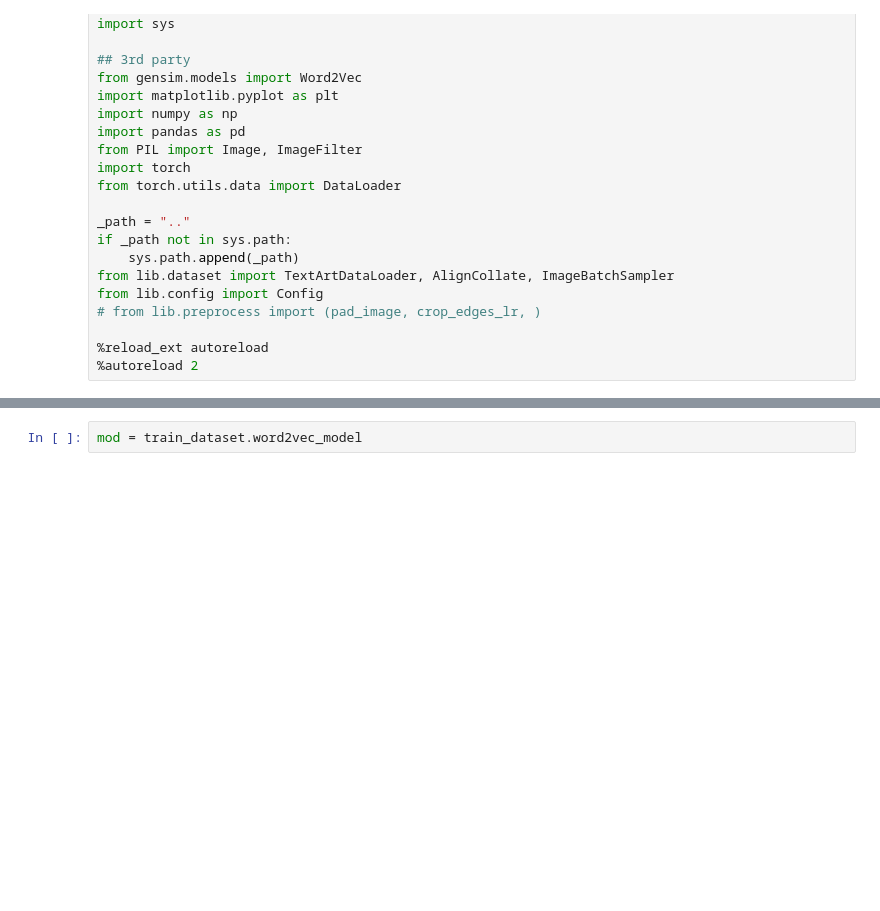
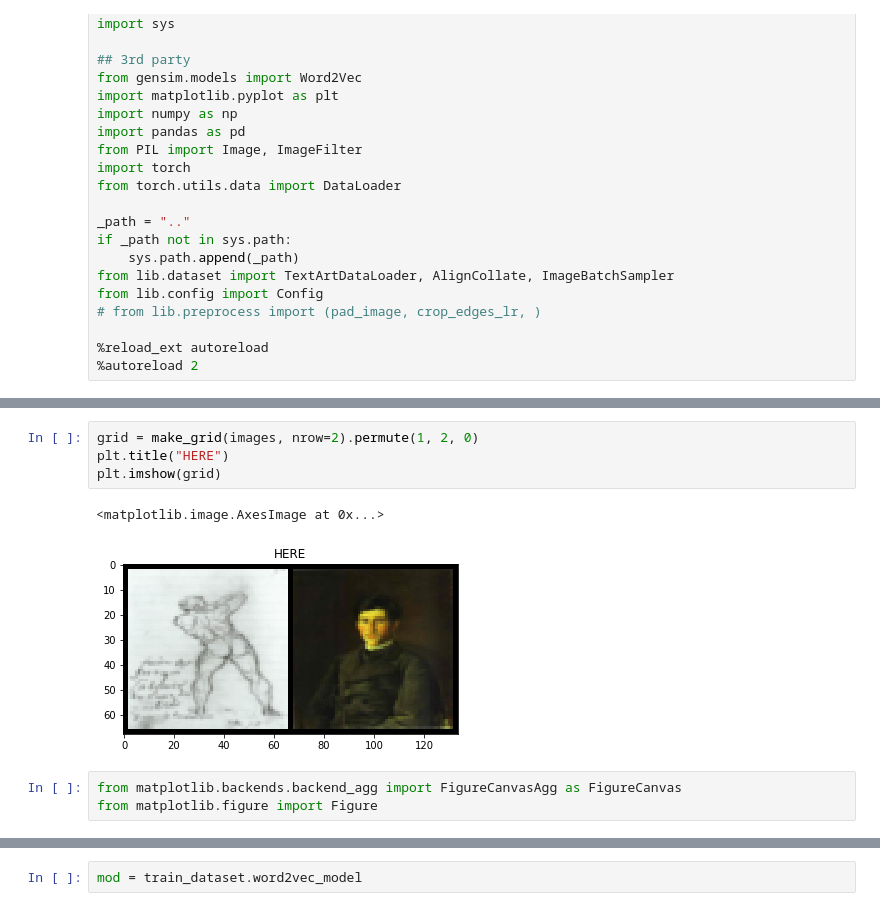
Before and after one commit to azmiozgen/text2painting, a Jupyter notebook: notebooks/test_data_loading.ipynb, the cells around one changed output, grey strips where cells are left out. Drawn from its saved outputs; the diff is of its cells as text; blank space fills up the shorter version.

Commit message:
Complete saving grid outputs

```diff
--- a/notebooks/test_data_loading.ipynb
+++ b/notebooks/test_data_loading.ipynb
@@ -96,0 +116,10 @@ for i, (image, wv_tensor, fake_wv_tensor) in enumerate(train_loader):
+# %%
+grid = make_grid(images, nrow=2).permute(1, 2, 0)
+plt.title("HERE")
+plt.imshow(grid)
+# %% [output]
+<matplotlib.image.AxesImage at 0x...>
+[figure, added]
+# %%
+from matplotlib.backends.backend_agg import FigureCanvasAgg as FigureCanvas
+from matplotlib.figure import Figure
```
Also changed, not shown: parts of 32 cells of this notebook, 10 other files.
